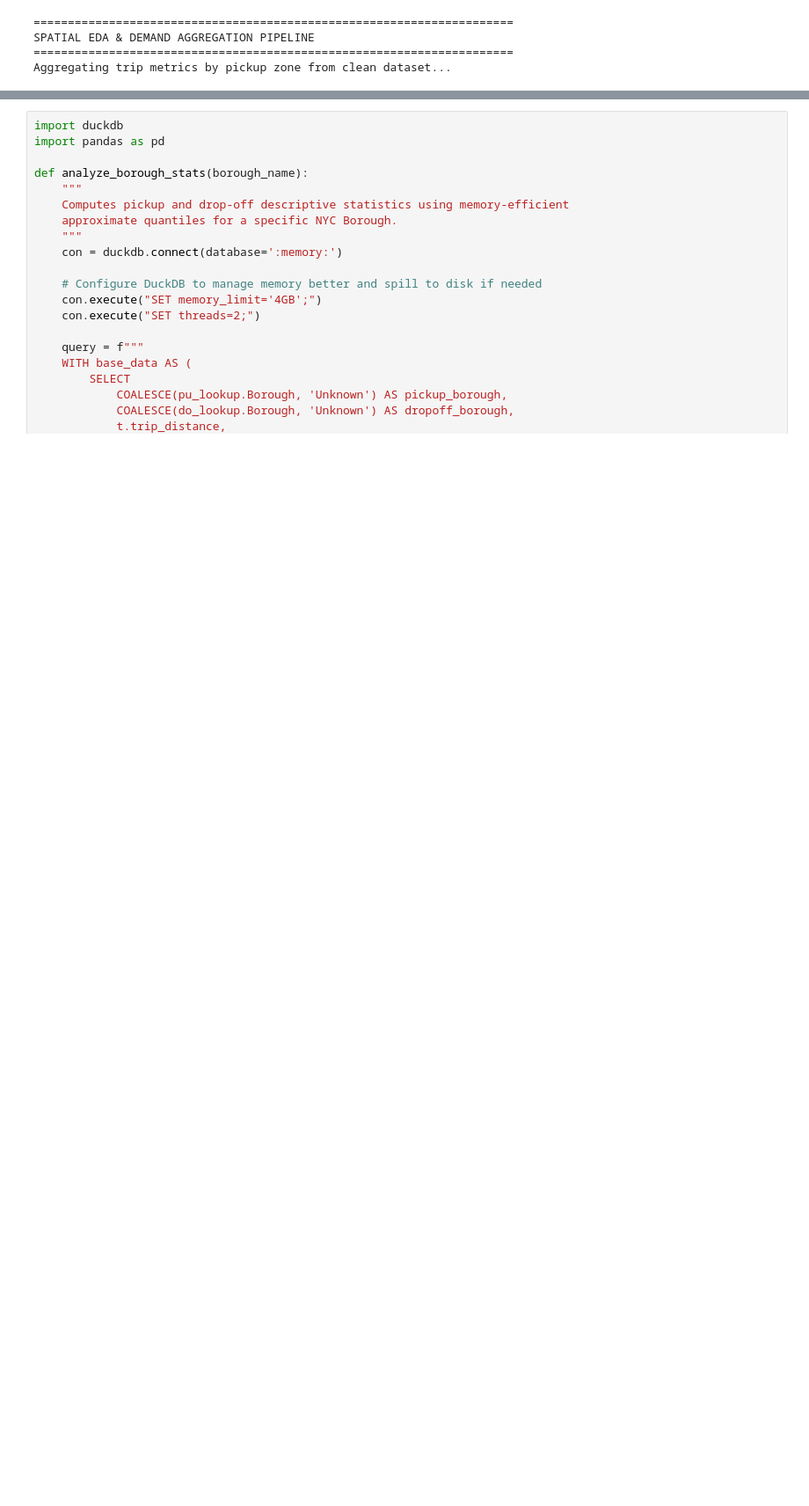
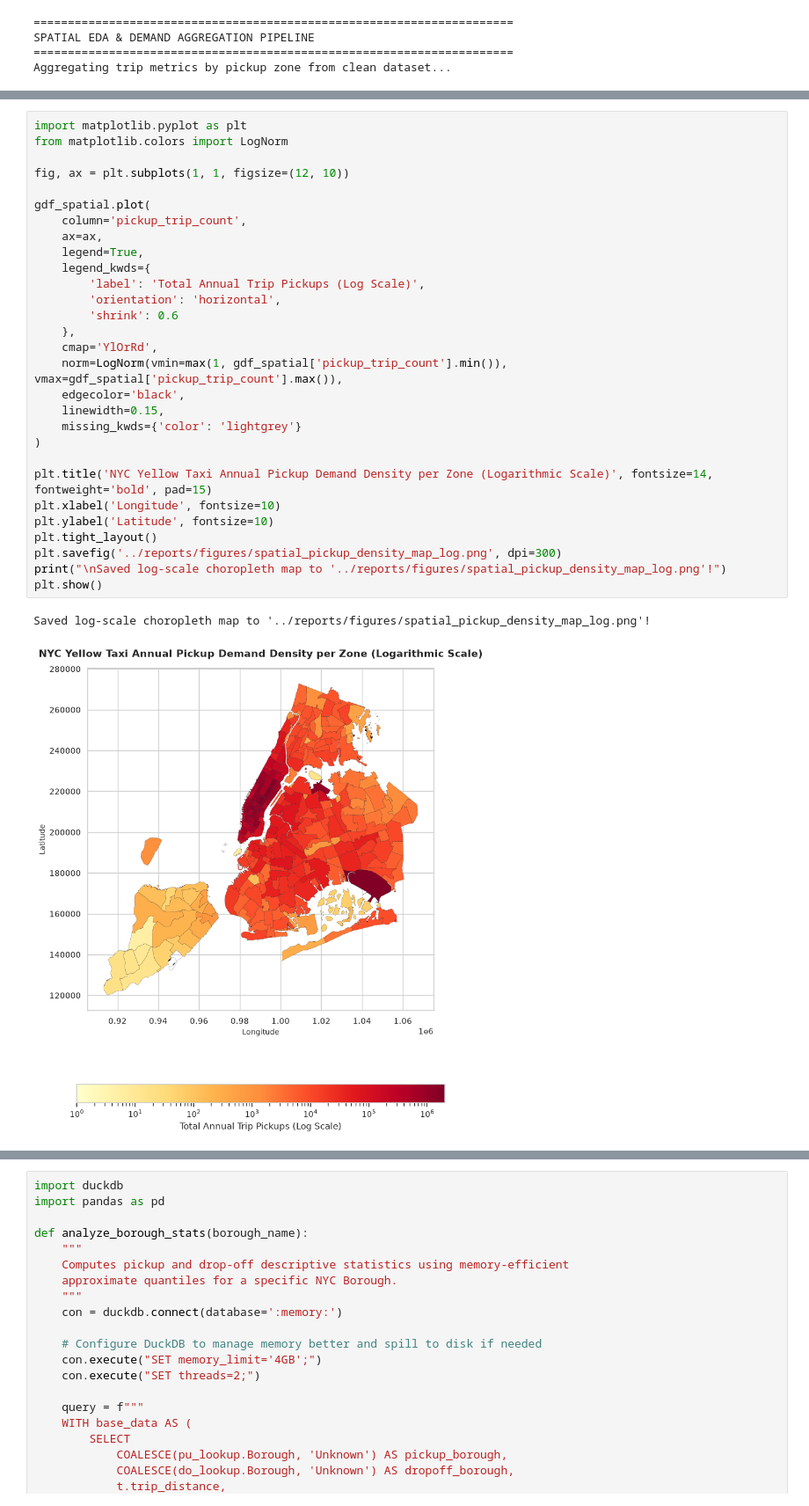
Before and after one commit to CDsonji/NYC-TLC-Trip-Record-Data-Analysis-, a Jupyter notebook: notebooks/eda_003.ipynb, the cells around one changed output, grey strips where cells are left out. Shown at 88% size. Saved outputs shown, nothing was run; the diff lists cells and outputs as text; blank space fills up the shorter version.

```diff
--- a/notebooks/eda_003.ipynb
+++ b/notebooks/eda_003.ipynb
@@ -88,0 +142,32 @@ Aggregating trip metrics by pickup zone from clean dataset...
+# %%
+import matplotlib.pyplot as plt
+from matplotlib.colors import LogNorm
+
+fig, ax = plt.subplots(1, 1, figsize=(12, 10))
+
+gdf_spatial.plot(
+    column='pickup_trip_count',
+    ax=ax,
+    legend=True,
+    legend_kwds={
+        'label': 'Total Annual Trip Pickups (Log Scale)',
+        'orientation': 'horizontal',
+        'shrink': 0.6
+    },
+    cmap='YlOrRd',
+    norm=LogNorm(vmin=max(1, gdf_spatial['pickup_trip_count'].min()), vmax=gdf_spatial['pickup_trip_count'].max()),
+    edgecolor='black',
+    linewidth=0.15,
+    missing_kwds={'color': 'lightgrey'}
+)
+
+plt.title('NYC Yellow Taxi Annual Pickup Demand Density per Zone (Logarithmic Scale)', fontsize=14, fontweight='bold', pad=15)
+plt.xlabel('Longitude', fontsize=10)
+plt.ylabel('Latitude', fontsize=10)
+plt.tight_layout()
+plt.savefig('../reports/figures/spatial_pickup_density_map_log.png', dpi=300)
+print("\nSaved log-scale choropleth map to '../reports/figures/spatial_pickup_density_map_log.png'!")
+plt.show()
+# %% [output]
+Saved log-scale choropleth map to '../reports/figures/spatial_pickup_density_map_log.png'!
+[figure, added]
```
Also changed, not shown: parts of 14 cells of this notebook, 25 other files.
